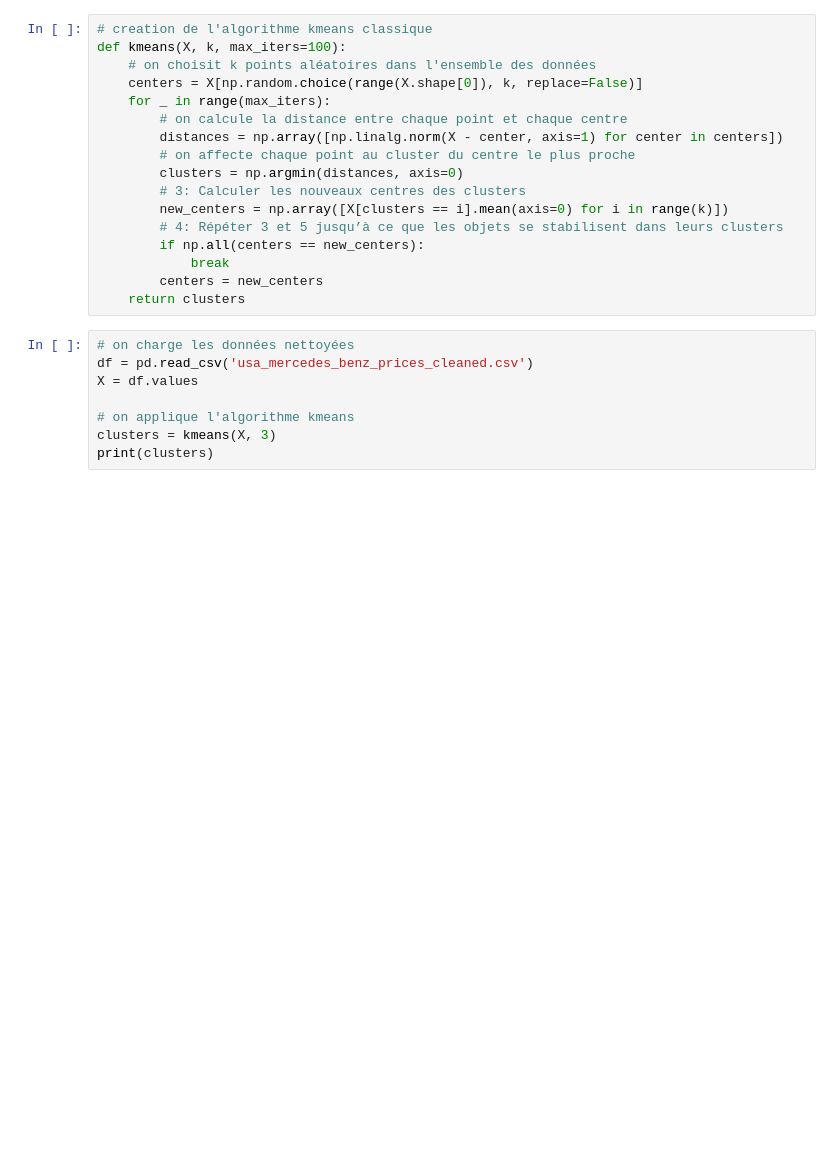
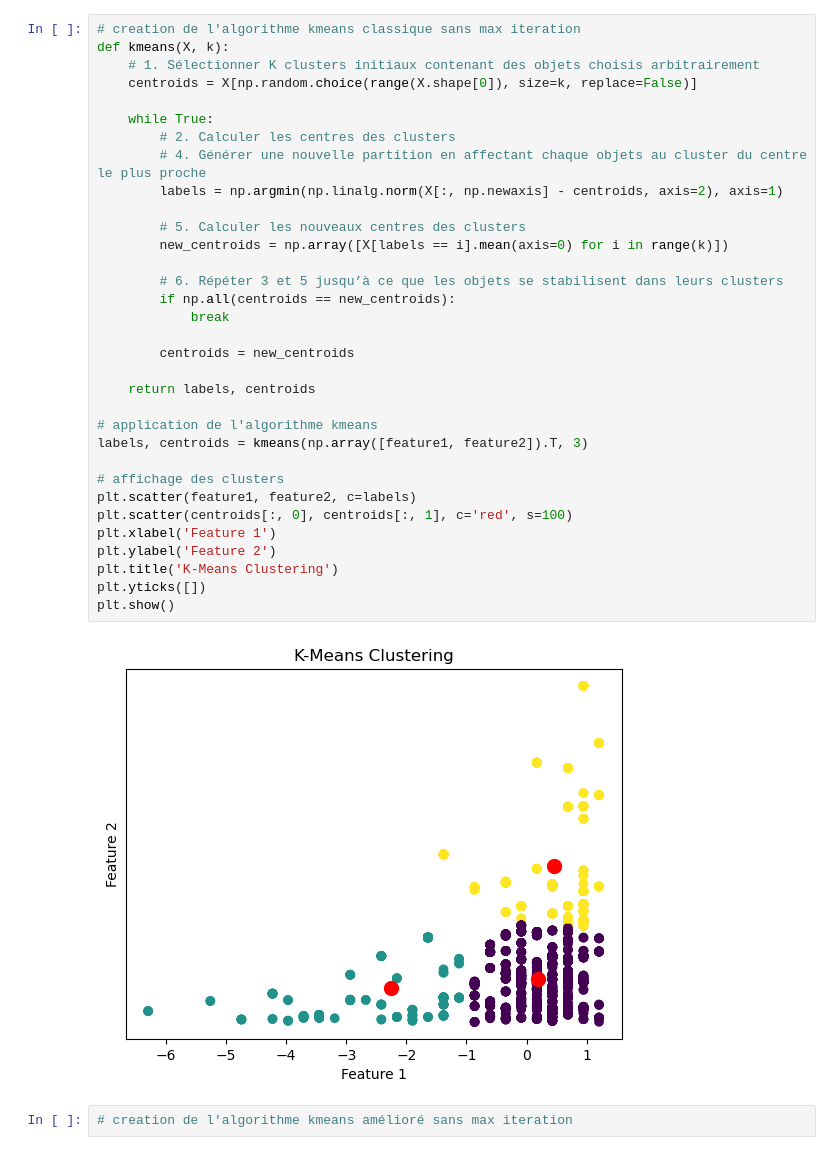
Before and after one commit to abdellahabd/Kmean-project, a Jupyter notebook: k-mean.ipynb, the cells around one changed output. Saved outputs shown, nothing was run; the diff lists cells and outputs as text; blank space fills up the shorter version.

Commit message:
"implement the classic kmeans algorithm"

```diff
--- a/k-mean.ipynb
+++ b/k-mean.ipynb
@@ -39,25 +41,37 @@ df.to_csv('usa_mercedes_benz_prices_cleaned.csv', index=False)
 # %%
-# creation de l'algorithme kmeans classique
-def kmeans(X, k, max_iters=100):
-    # on choisit k points aléatoires dans l'ensemble des données
-    centers = X[np.random.choice(range(X.shape[0]), k, replace=False)]
-    for _ in range(max_iters):
-        # on calcule la distance entre chaque point et chaque centre
-        distances = np.array([np.linalg.norm(X - center, axis=1) for center in centers])
-        # on affecte chaque point au cluster du centre le plus proche
-        clusters = np.argmin(distances, axis=0)
-        # 3: Calculer les nouveaux centres des clusters
-        new_centers = np.array([X[clusters == i].mean(axis=0) for i in range(k)])
-        # 4: Répéter 3 et 5 jusqu’à ce que les objets se stabilisent dans leurs clusters
-        if np.all(centers == new_centers):
+# creation de l'algorithme kmeans classique sans max iteration
+def kmeans(X, k):
+    # 1. Sélectionner K clusters initiaux contenant des objets choisis arbitrairement
+    centroids = X[np.random.choice(range(X.shape[0]), size=k, replace=False)]
+
+    while True:
+        # 2. Calculer les centres des clusters
+        # 4. Générer une nouvelle partition en affectant chaque objets au cluster du centre le plus proche
+        labels = np.argmin(np.linalg.norm(X[:, np.newaxis] - centroids, axis=2), axis=1)
+
+        # 5. Calculer les nouveaux centres des clusters
+        new_centroids = np.array([X[labels == i].mean(axis=0) for i in range(k)])
+
+        # 6. Répéter 3 et 5 jusqu’à ce que les objets se stabilisent dans leurs clusters
+        if np.all(centroids == new_centroids):
             break
-        centers = new_centers
-    return clusters
+
+        centroids = new_centroids
+
+    return labels, centroids
+
+# application de l'algorithme kmeans
+labels, centroids = kmeans(np.array([feature1, feature2]).T, 3)
+
+# affichage des clusters
+plt.scatter(feature1, feature2, c=labels)
+plt.scatter(centroids[:, 0], centroids[:, 1], c='red', s=100)
+plt.xlabel('Feature 1')
+plt.ylabel('Feature 2')
+plt.title('K-Means Clustering')
+plt.yticks([])
+plt.show()
+# %% [output]
+[figure, added]
-# %%
-# on charge les données nettoyées
-df = pd.read_csv('usa_mercedes_benz_prices_cleaned.csv')
-X = df.values
-
-# on applique l'algorithme kmeans
-clusters = kmeans(X, 3)
-print(clusters)
+# %%
+# creation de l'algorithme kmeans amélioré sans max iteration
```
Also changed, not shown: parts of 4 cells of this notebook, 1 other file.
